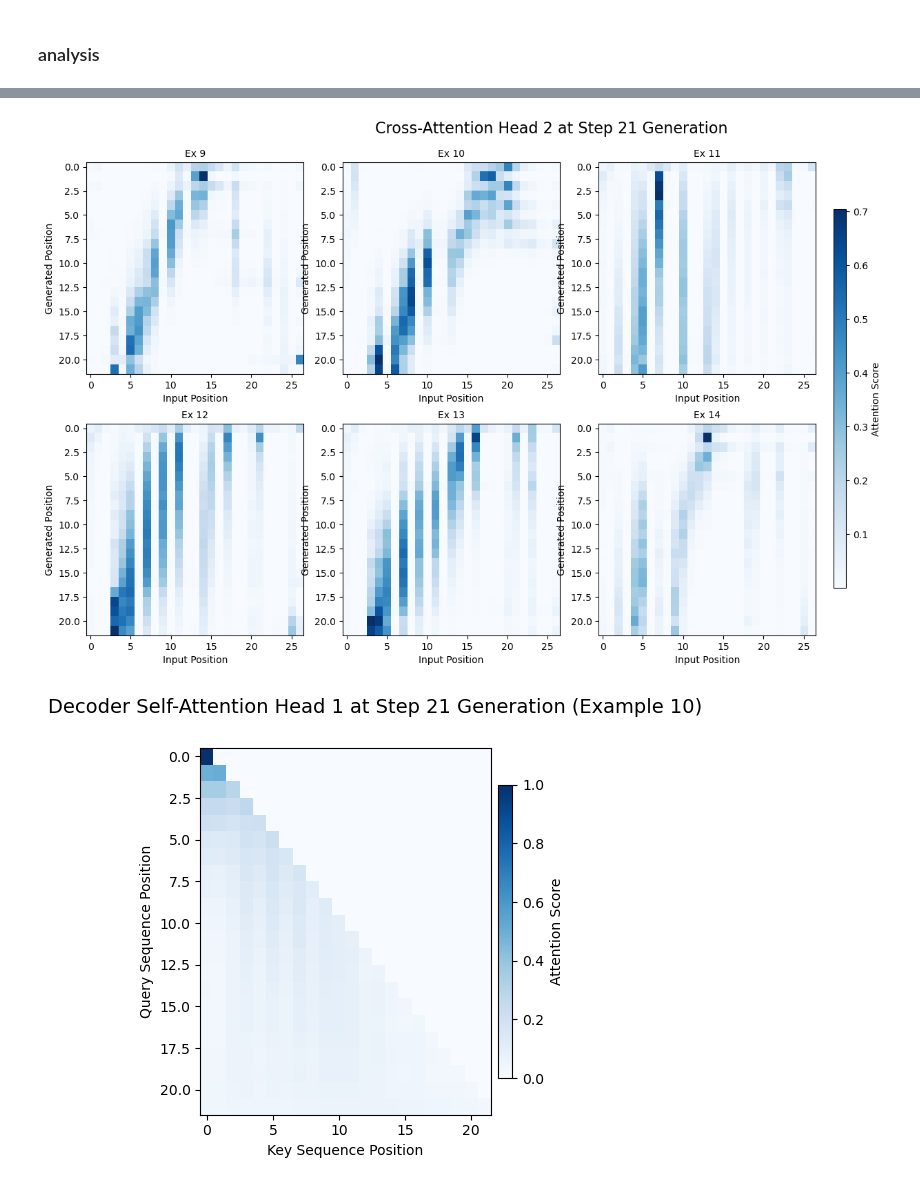
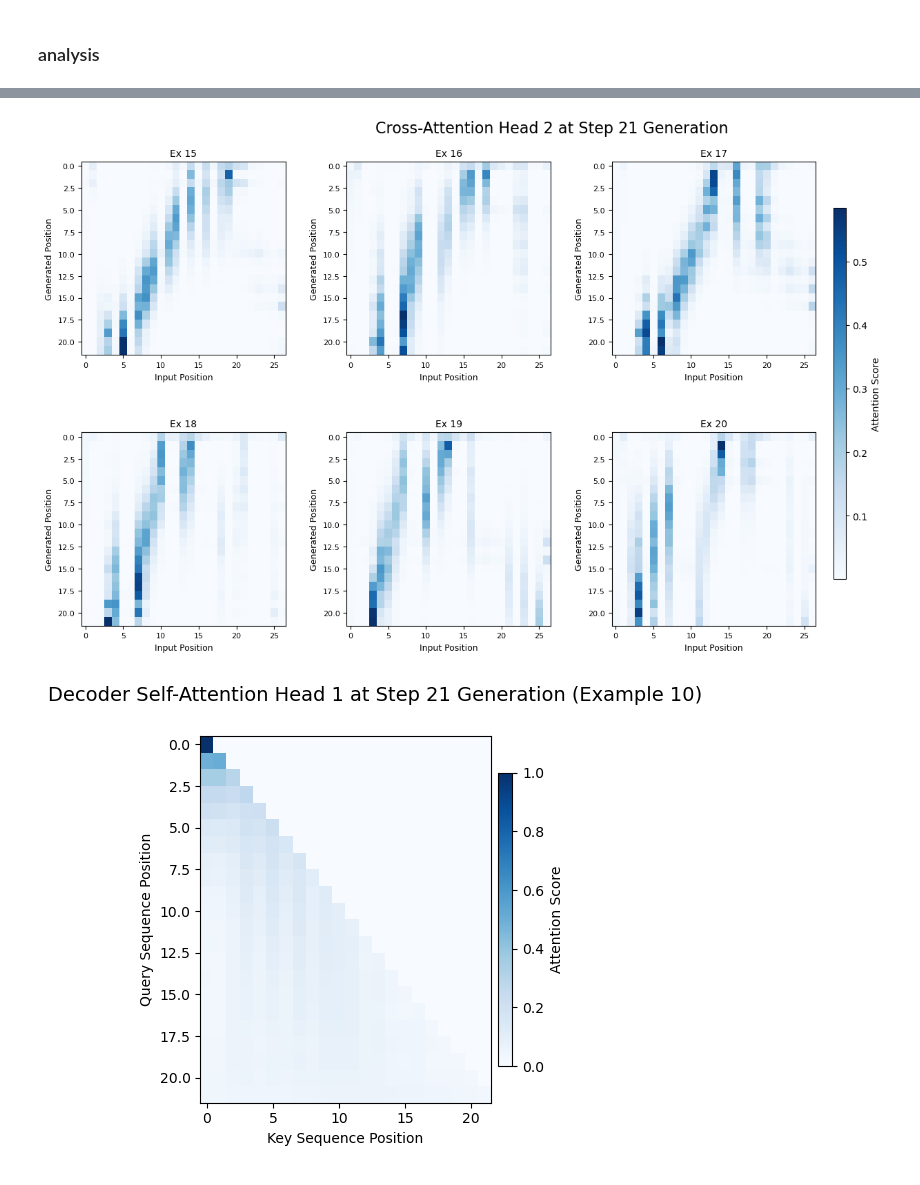
Before and after one commit to cocoxhuang/DyckTransformer, a Jupyter notebook: Analysis.ipynb, the cells around one changed output, grey strips where cells are left out. Cells and saved outputs as stored; diff of their text form; code cells hidden in the pictures.

Commit message:
fixed examples  in analysis

```diff
--- a/Analysis.ipynb
+++ b/Analysis.ipynb
@@ -46,7 +46,7 @@ def analyze_cross_attention(model, examples, start_idx=0, step=3, att_head=2, fi
     if grid_size * grid_size < num_examples:
         grid_size += 1
 
-    # Create figure with subplots
+    # Create figure with subplots and increased spacing
     fig, axes = plt.subplots(grid_size, grid_size, figsize=figsize)
     if grid_size == 1:
         axes = [axes]
@@ -84,10 +84,12 @@ def analyze_cross_attention(model, examples, start_idx=0, step=3, att_head=2, fi
         # Plot in subplot
         ax = axes[i]
         im = ax.imshow(crs_att.cpu().numpy(), cmap=cmap, aspect='auto')
-        ax.set_xlabel('Input Position')
-        ax.set_ylabel('Generated Position')
+        ax.set_ylabel('Generated Position', fontsize=9)
+        ax.set_xlabel('Input Position', fontsize=9)
+        ax.set_title(f'Ex {ex_idx}', fontsize=10)
 
-        ax.set_title(f'Ex {ex_idx}', fontsize=10)
+        # Reduce tick label size to prevent overlap
+        ax.tick_params(axis='both', which='major', labelsize=8)
 
         # Optional diagonal line
         if show_diagonal:
@@ -98,13 +100,13 @@ def analyze_cross_attention(model, examples, start_idx=0, step=3, att_head=2, fi
     for i in range(num_examples, len(axes)):
         axes[i].set_visible(False)
 
-    # Adjust layout first
+    # Adjust layout with more spacing to prevent overlap
     plt.tight_layout()
-    plt.subplots_adjust(top=0.90, right=0.90)
+    plt.subplots_adjust(top=0.9, right=0.9, hspace=0.4, wspace=0.3)
 
     # Add shared colorbar with proper positioning
     cbar = fig.colorbar(im, ax=axes[:num_examples], shrink=0.8, aspect=30, pad=0.02)
-    cbar.set_label('Attention Score')
+    cbar.set_label('Attention Score', fontsize=10)
 
     # Add main title with proper spacing
     fig.suptitle(f'Cross-Attention Head {att_head} at Step {step} Generation', fontsize=16, y=0.95)
@@ -214,17 +217,17 @@ examples = {
     'targets': dataset.eval_dataloader.dataset[:n_examples][1].to(device)   # First 5 targets
 }
 # %%
-# Example: Analyze 9 examples starting from example #9
-# this if for attention head 2 at step 15 (the 16th token generated in the sequence)
+# Example: Analyze 6 examples starting from example #15
+# this if for attention head 2 at step 21 (the 22th token generated in the sequence)
 #=================
-start_idx = 9  # the index of the first example to analyze
+start_idx = 15  # the index of the first example to analyze
 num_examples = 6  # Number of examples to show
 att_head = 2    # attention head to visualize
-step = 21  # 16th token generated in the sequence
+step = 21  # which token is being generated in the sequence when analyzing cross-attention
 #=================
 outputs = analyze_cross_attention(model, examples, start_idx=start_idx, step=step, att_head=att_head, num_examples=num_examples)
 # %% [output]
-[figure, old version]
+[figure, new version]
 # %%
 # Example usage:
 outputs = analyze_self_attention(model, examples, ex_idx=10, step=21, att_head=1, cmap='Blues')
```
Also changed, not shown: parts of 2 cells of this notebook.
